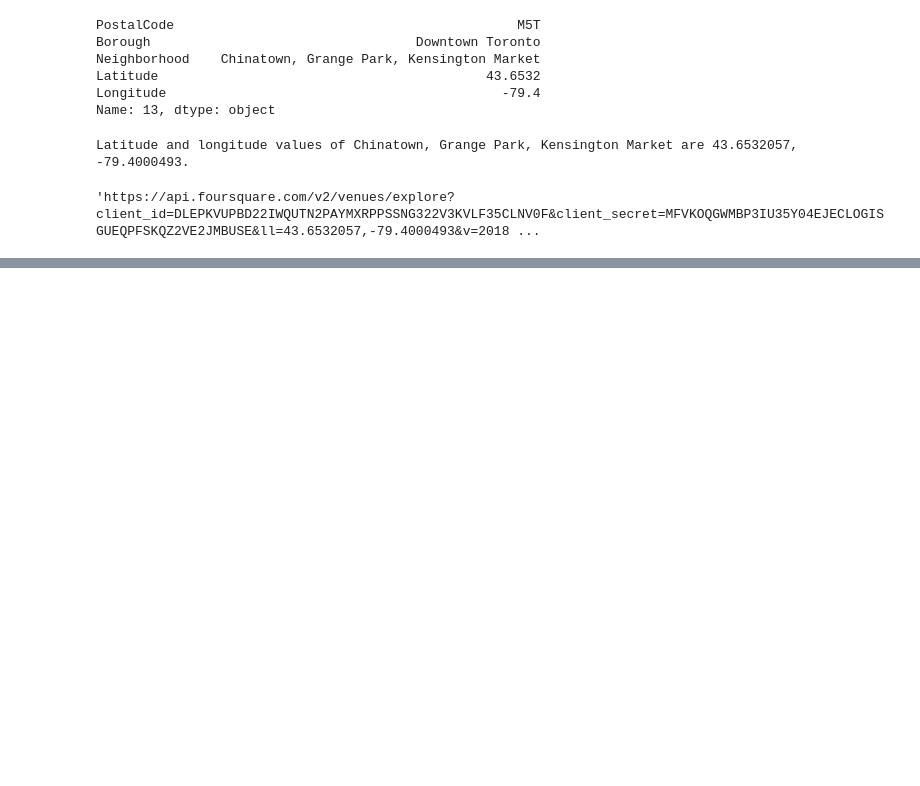
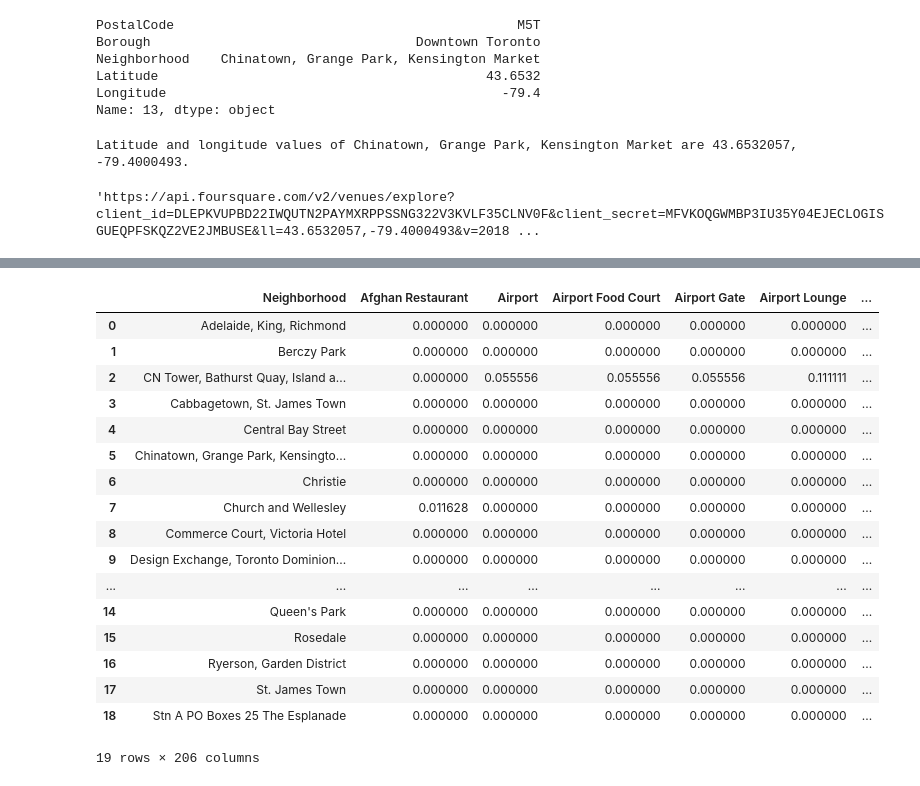
Before and after one commit to zokigorgiev83/Coursera-Capstone, a Jupyter notebook: segmenting_and_clustering_neighborhoods_in_toronto.ipynb, the cells around one changed output, grey strips where cells are left out. Drawn from its saved outputs; the diff is of its cells as text; code cells hidden in the pictures; blank space fills up the shorter version.

```diff
--- a/segmenting_and_clustering_neighborhoods_in_toronto.ipynb
+++ b/segmenting_and_clustering_neighborhoods_in_toronto.ipynb
@@ -206,7 +210,7 @@ print('The geograpical coordinates of ' + address + ' are {}, {}.'.format(latitu
 # %% [output]
 The geograpical coordinates of Downtown Toronto, Toronto are 43.6541737, -79.38081164513409.
 # %%
-downtown_map = folium.Map(location=[latitude, longitude], zoom_start=11)
+downtown_map = folium.Map(location=[latitude, longitude], zoom_start=10)
 
 for lat, lng, label in zip(downtown_toronto['Latitude'], downtown_toronto['Longitude'], downtown_toronto['Neighborhood']):
     label = folium.Popup(label, parse_html=True)
@@ -299,3 +303,16 @@ def get_category_type(row):
         return None
     else:
         return categories_list[0]['name']
+# %%
+venues = results['response']['groups'][0]['items']
+nearby_venues = json_normalize(venues)
+
+filtered_columns = ['venue.name', 'venue.categories',
+                    'venue.location.lat', 'venue.location.lng']
+nearby_venues = nearby_venues.loc[:, filtered_columns]
+
+nearby_venues['venue.categories'] = nearby_venues.apply(
+    get_category_type, axis=1)
+nearby_venues.columns = [col.split(".")[-1] for col in nearby_venues.columns]
+
+nearby_venues.head(11)
@@ -301,0 +377,6 @@ def get_category_type(row):
+# %%
+downtown_venues = getNearbyVenues(names=downtown_toronto['Neighborhood'],
+                                  latitudes=downtown_toronto['Latitude'],
+                                  longitudes=downtown_toronto['Longitude']
+                                  )
+downtown_venues.head(11)
@@ -301,0 +444,10 @@ def get_category_type(row):
+# %%
+downtown_onehot = pd.get_dummies(
+    downtown_venues[['Venue Category']], prefix="", prefix_sep="")
+downtown_onehot['Neighborhood'] = downtown_venues['Neighborhood']
+
+fixed_columns = [downtown_onehot.columns[-1]] + \
+    list(downtown_onehot.columns[:-1])
+manhattan_onehot = downtown_onehot[fixed_columns]
+
+downtown_onehot.head(11)
@@ -301,0 +468,22 @@ def get_category_type(row):
+# %%
+downtown_grouped = downtown_onehot.groupby('Neighborhood').mean().reset_index()
+downtown_grouped
+# %% [output]
+|  | Neighborhood | Afghan Restaurant | Airport | Airport Food Court | Airport Gate | Airport Lounge | ... |
+| 0 | Adelaide, King, Richmond | 0.000000 | 0.000000 | 0.000000 | 0.000000 | 0.000000 | ... |
+| 1 | Berczy Park | 0.000000 | 0.000000 | 0.000000 | 0.000000 | 0.000000 | ... |
+| 2 | CN Tower, Bathurst Quay, Island a... | 0.000000 | 0.055556 | 0.055556 | 0.055556 | 0.111111 | ... |
+| 3 | Cabbagetown, St. James Town | 0.000000 | 0.000000 | 0.000000 | 0.000000 | 0.000000 | ... |
+| 4 | Central Bay Street | 0.000000 | 0.000000 | 0.000000 | 0.000000 | 0.000000 | ... |
+| 5 | Chinatown, Grange Park, Kensingto... | 0.000000 | 0.000000 | 0.000000 | 0.000000 | 0.000000 | ... |
+| 6 | Christie | 0.000000 | 0.000000 | 0.000000 | 0.000000 | 0.000000 | ... |
+| 7 | Church and Wellesley | 0.011628 | 0.000000 | 0.000000 | 0.000000 | 0.000000 | ... |
+| 8 | Commerce Court, Victoria Hotel | 0.000000 | 0.000000 | 0.000000 | 0.000000 | 0.000000 | ... |
+| 9 | Design Exchange, Toronto Dominion... | 0.000000 | 0.000000 | 0.000000 | 0.000000 | 0.000000 | ... |
+| ... | ... | ... | ... | ... | ... | ... | ... |
+| 14 | Queen's Park | 0.000000 | 0.000000 | 0.000000 | 0.000000 | 0.000000 | ... |
+| 15 | Rosedale | 0.000000 | 0.000000 | 0.000000 | 0.000000 | 0.000000 | ... |
+| 16 | Ryerson, Garden District | 0.000000 | 0.000000 | 0.000000 | 0.000000 | 0.000000 | ... |
+| 17 | St. James Town | 0.000000 | 0.000000 | 0.000000 | 0.000000 | 0.000000 | ... |
+| 18 | Stn A PO Boxes 25 The Esplanade | 0.000000 | 0.000000 | 0.000000 | 0.000000 | 0.000000 | ... |
+19 rows × 206 columns
```
Also changed, not shown: parts of 21 cells of this notebook.
